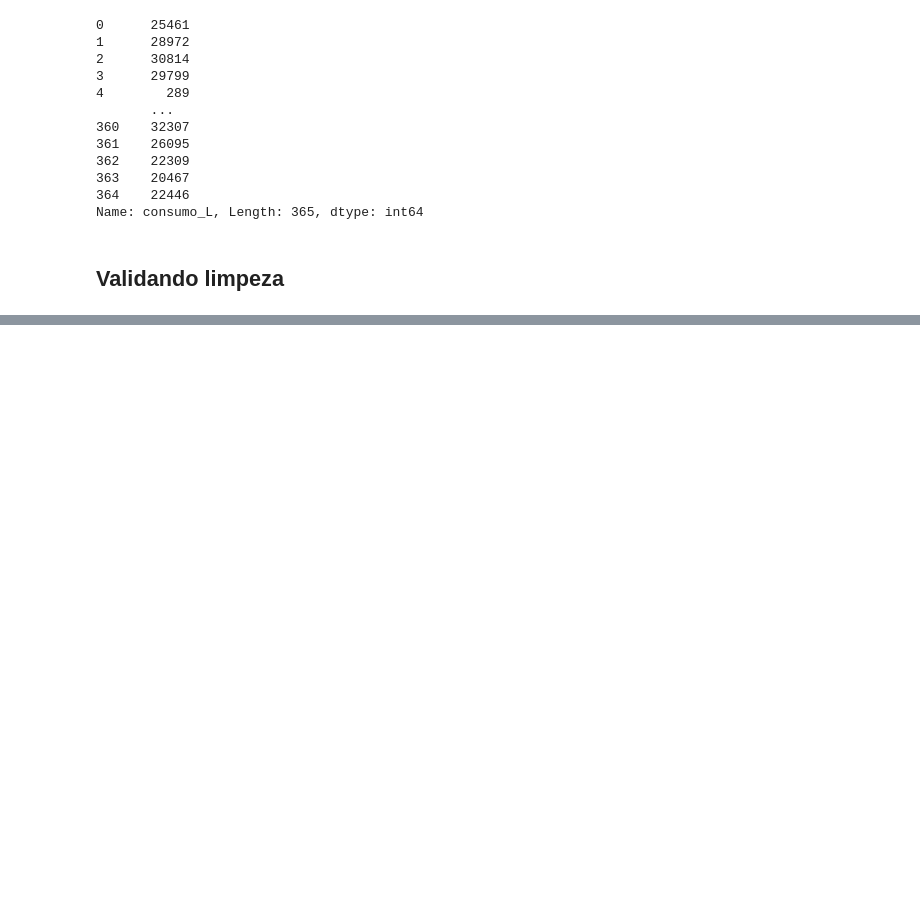
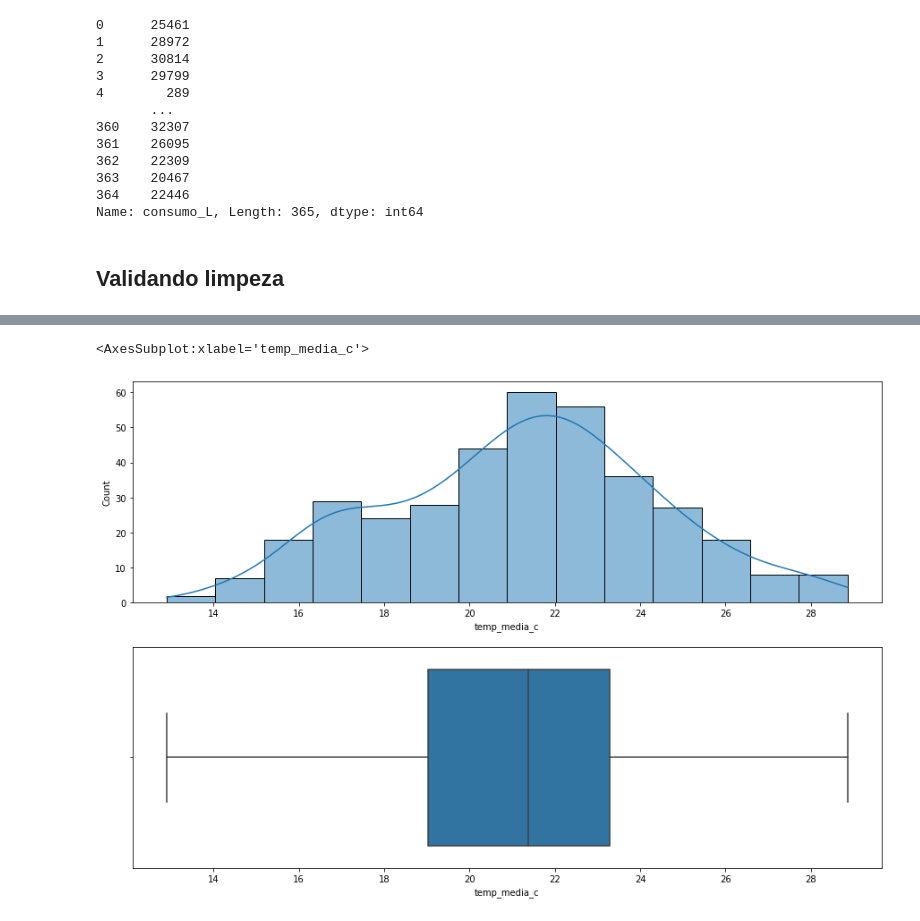
Before and after one commit to thpomari/posgraduacao, a Jupyter notebook: atividades/avaliacao_2/Avaliacao-2.ipynb, the cells around one changed output, grey strips where cells are left out. Saved outputs shown, nothing was run; the diff lists cells and outputs as text; code cells hidden in the pictures; blank space fills up the shorter version.

```diff
--- a/atividades/avaliacao_2/Avaliacao-2.ipynb
+++ b/atividades/avaliacao_2/Avaliacao-2.ipynb
@@ -548,0 +689,8 @@ df_informativo
+# %%
+fig, axs = plt.subplots(2, figsize=(15,10))
+
+sns.histplot(data=df_consumo_cerveja_limpo, x='temp_media_c', ax=axs[0], kde=True)
+sns.boxplot(data=df_consumo_cerveja_limpo, x='temp_media_c', ax=axs[1])
+# %% [output]
+<AxesSubplot:xlabel='temp_media_c'>
+[figure, added]
```
Also changed, not shown: parts of 67 cells of this notebook, 1 other file.
